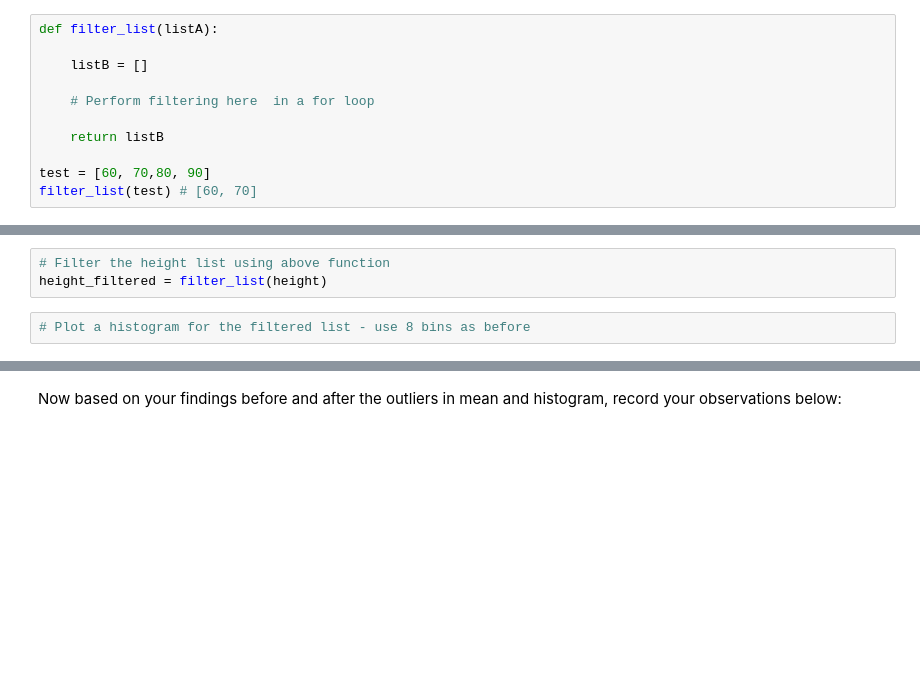
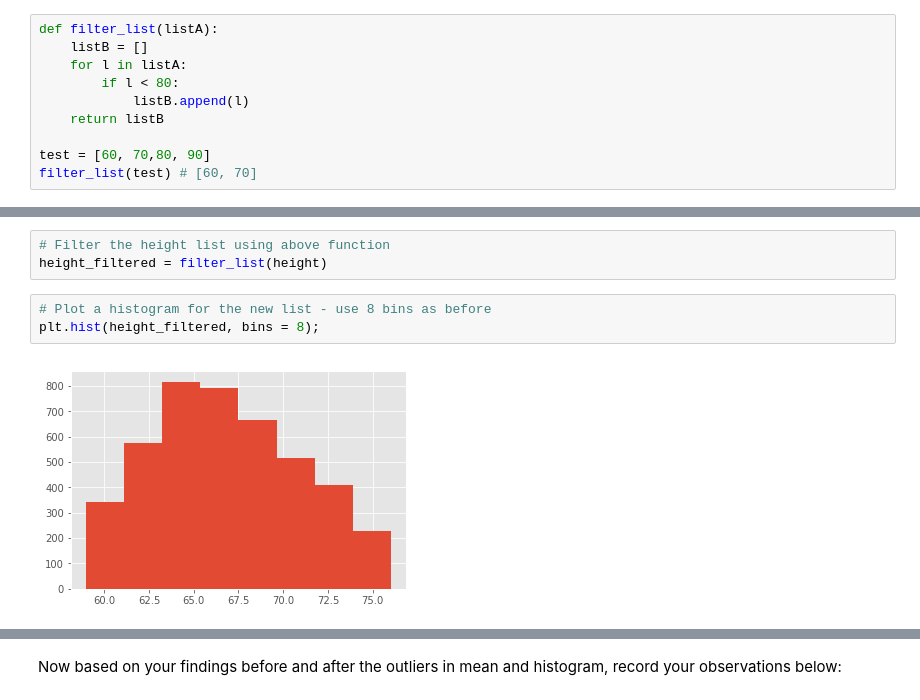
Before and after one commit to adpaz/dsc-1-02-17-implementing-statistics-with-functions-lab-online-ds-sp-000, a Jupyter notebook: index.ipynb, the cells around one changed output, grey strips where cells are left out. Drawn from its saved outputs; the diff is of its cells as text; blank space fills up the shorter version.

```diff
--- a/index.ipynb
+++ b/index.ipynb
@@ -97,11 +105,10 @@ Perform following tasks:
 * Return the new list
 # %%
 def filter_list(listA):
-
     listB = []
-
-    # Perform filtering here  in a for loop
-
+    for l in listA:
+        if l < 80:
+            listB.append(l)
     return listB
 
 test = [60, 70,80, 90]
@@ -114,4 +121,7 @@ Great, now we can filter our height list and plot a new histogram for the new li
 # Filter the height list using above function
 height_filtered = filter_list(height)
 # %%
-# Plot a histogram for the filtered list - use 8 bins as before
+# Plot a histogram for the new list - use 8 bins as before
+plt.hist(height_filtered, bins = 8);
+# %% [output]
+[figure, added]
```
Also changed, not shown: parts of 30 cells of this notebook.
